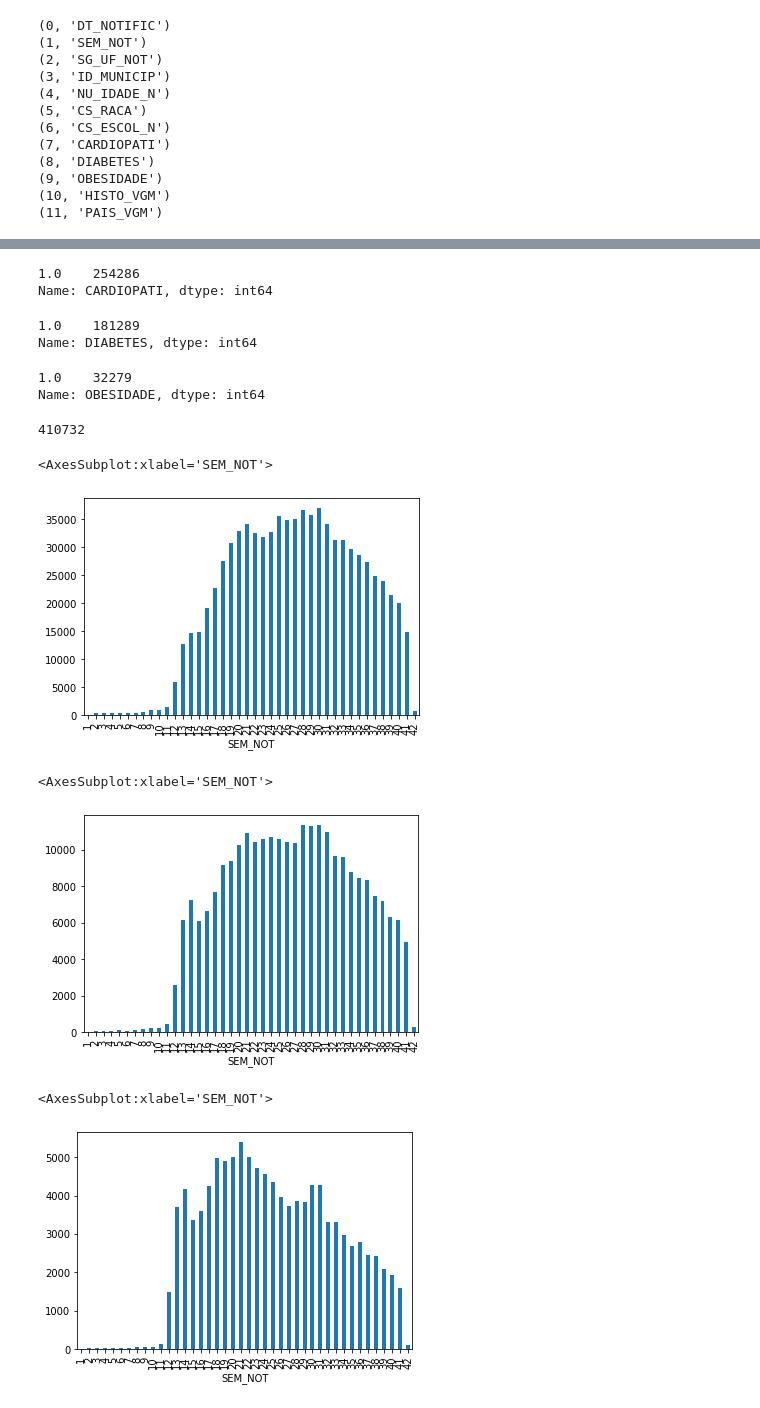
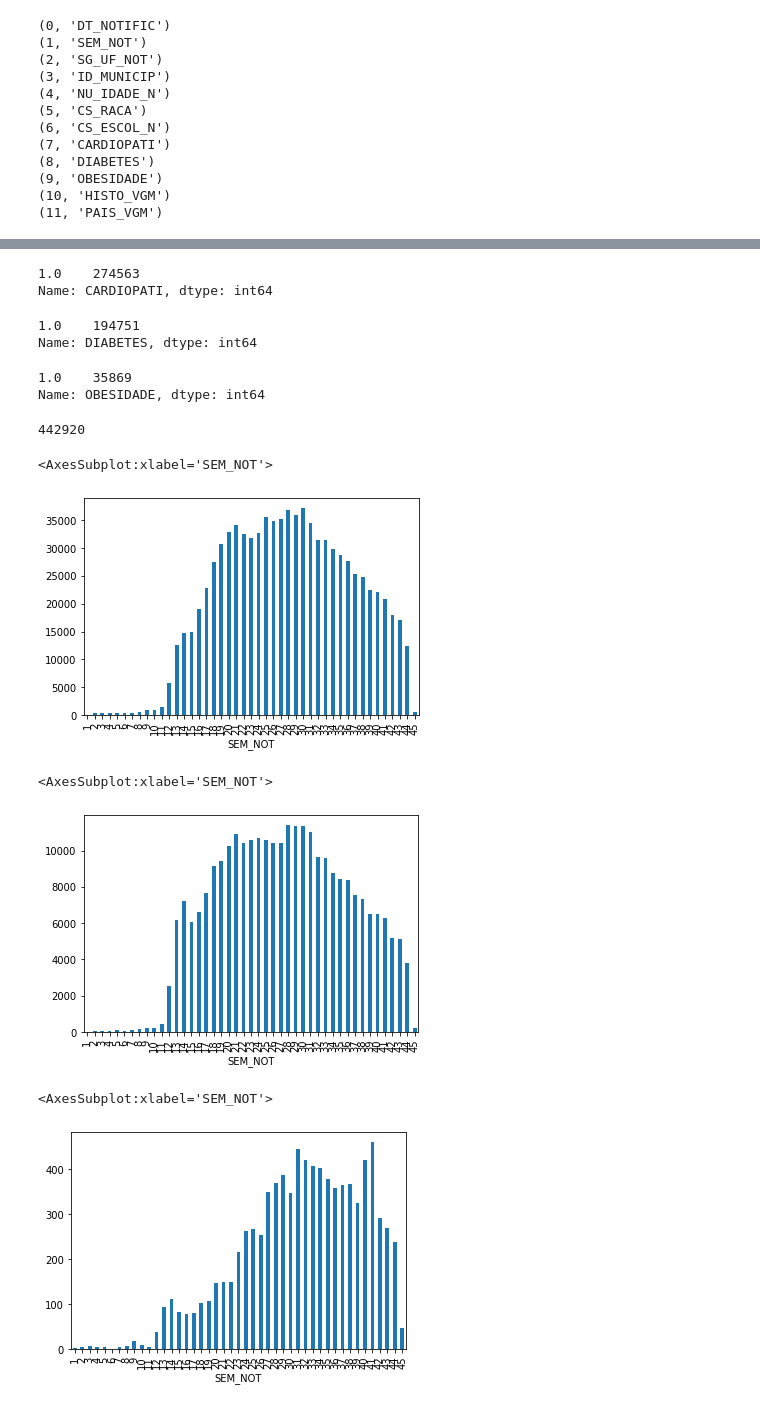
Before and after one commit to fmasanori/CursoPyLadiesSP, a Jupyter notebook: OpendataSUS SRAG 2020.ipynb, the cells around one changed output, grey strips where cells are left out. Cells and saved outputs as stored; diff of their text form; code cells hidden in the pictures.

```diff
--- a/OpendataSUS SRAG 2020.ipynb
+++ b/OpendataSUS SRAG 2020.ipynb
@@ -9,7 +9,7 @@ low_memory=False
 pd.options.display.max_columns = 80
 pd.options.display.max_rows = 90
 # %%
-filename = r'C:\Users\fmasa\Downloads\INFLUD-12-10-2020.csv'
+filename = r'C:\Users\fmasa\Downloads\INFLUD-02-11-2020.csv'
 df = pd.read_csv(filename, delimiter=';',
                  usecols='CS_RACA CS_ESCOL_N SEM_NOT DT_NOTIFIC SG_UF_NOT HISTO_VGM PAIS_VGM CARDIOPATI DIABETES OBESIDADE NU_IDADE_N ID_MUNICIP'.split(),
                  encoding='ISO-8859-1',
@@ -131,37 +131,37 @@ df.query('HISTO_VGM == 1 and PAIS_VGM != "BRASIL"').groupby('PAIS_VGM').size().s
 # %%
 df.query('CARDIOPATI == 1')['CARDIOPATI'].value_counts()
 # %% [output]
-1.0    254286
+1.0    274563
 Name: CARDIOPATI, dtype: int64
 # %%
 df.query('DIABETES == 1')['DIABETES'].value_counts()
 # %% [output]
-1.0    181289
+1.0    194751
 Name: DIABETES, dtype: int64
 # %%
 df.query('OBESIDADE == 1')['OBESIDADE'].value_counts()
 # %% [output]
-1.0    32279
+1.0    35869
 Name: OBESIDADE, dtype: int64
 # %%
 df.query('NU_IDADE_N >= 60')['NU_IDADE_N'].count()
 # %% [output]
-410732
+442920
 # %%
 df.groupby('SEM_NOT').size().plot(kind='bar')
 # %% [output]
 <AxesSubplot:xlabel='SEM_NOT'>
-[figure, old version]
+[figure, new version]
 # %%
 df.query('SG_UF_NOT == "SP"').groupby('SEM_NOT').size().plot(kind='bar')
 # %% [output]
 <AxesSubplot:xlabel='SEM_NOT'>
-[figure, old version]
+[figure, new version]
 # %%
-df.query('ID_MUNICIP == "SAO PAULO"').groupby('SEM_NOT').size().plot(kind='bar')
+df.query('ID_MUNICIP == "SAO JOSE DO RIO PRETO"').groupby('SEM_NOT').size().plot(kind='bar')
 # %% [output]
 <AxesSubplot:xlabel='SEM_NOT'>
-[figure, old version]
+[figure, new version]
 # %%
 df.query('ID_MUNICIP == "SAO JOSE DOS CAMPOS"').groupby('SEM_NOT').size().plot(kind='bar')
 # %% [output]
```
Also changed, not shown: parts of 11 cells of this notebook, 1 other file.
